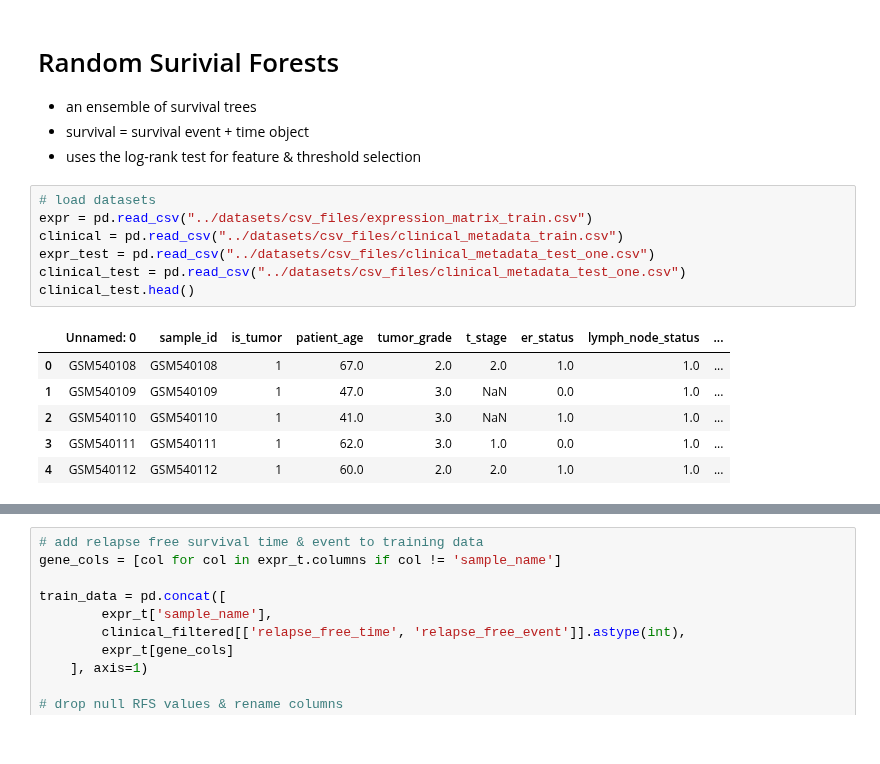
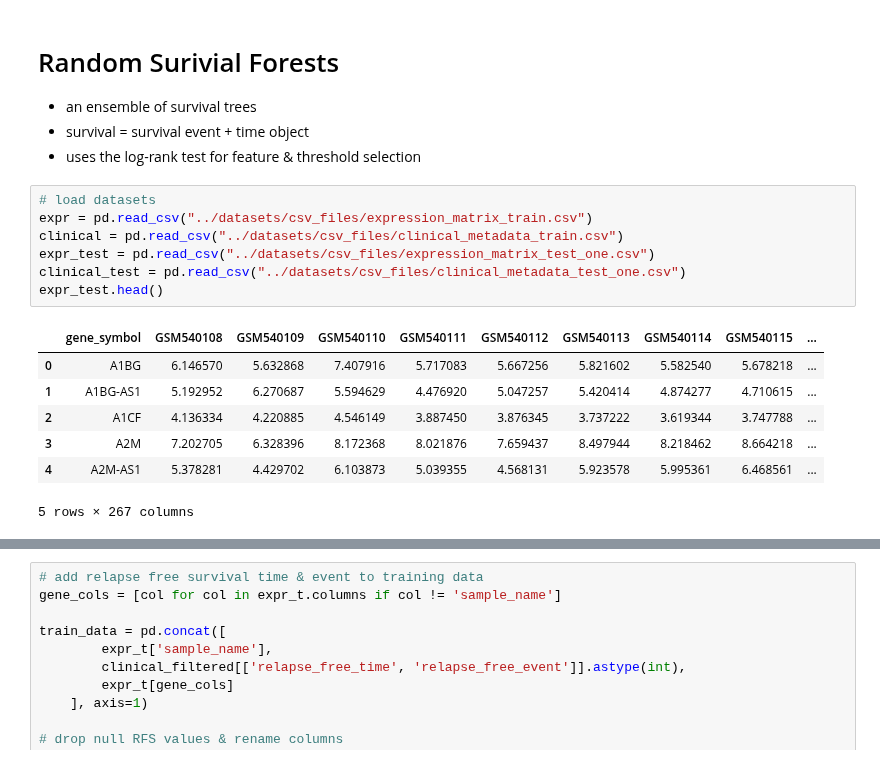
Before and after one commit to ramyap06/KongLab-ImmuneMLSurvivalAnalysis, a Jupyter notebook: src/random_survival_forests.ipynb, the cells around one changed output, grey strips where cells are left out. Cells and saved outputs as stored; diff of their text form.

```diff
--- a/src/random_survival_forests.ipynb
+++ b/src/random_survival_forests.ipynb
@@ -17,17 +17,18 @@ from sksurv.util import Surv
 # %%
 # load datasets
 expr = pd.read_csv("../datasets/csv_files/expression_matrix_train.csv")
 clinical = pd.read_csv("../datasets/csv_files/clinical_metadata_train.csv")
-expr_test = pd.read_csv("../datasets/csv_files/clinical_metadata_test_one.csv")
+expr_test = pd.read_csv("../datasets/csv_files/expression_matrix_test_one.csv")
 clinical_test = pd.read_csv("../datasets/csv_files/clinical_metadata_test_one.csv")
-clinical_test.head()
+expr_test.head()
 # %% [output]
-|  | Unnamed: 0 | sample_id | is_tumor | patient_age | tumor_grade | t_stage | er_status | lymph_node_status | ... |
-| 0 | GSM540108 | GSM540108 | 1 | 67.0 | 2.0 | 2.0 | 1.0 | 1.0 | ... |
-| 1 | GSM540109 | GSM540109 | 1 | 47.0 | 3.0 | NaN | 0.0 | 1.0 | ... |
-| 2 | GSM540110 | GSM540110 | 1 | 41.0 | 3.0 | NaN | 1.0 | 1.0 | ... |
-| 3 | GSM540111 | GSM540111 | 1 | 62.0 | 3.0 | 1.0 | 0.0 | 1.0 | ... |
-| 4 | GSM540112 | GSM540112 | 1 | 60.0 | 2.0 | 2.0 | 1.0 | 1.0 | ... |
+|  | gene_symbol | GSM540108 | GSM540109 | GSM540110 | GSM540111 | GSM540112 | GSM540113 | GSM540114 | GSM540115 | ... |
+| 0 | A1BG | 6.146570 | 5.632868 | 7.407916 | 5.717083 | 5.667256 | 5.821602 | 5.582540 | 5.678218 | ... |
+| 1 | A1BG-AS1 | 5.192952 | 6.270687 | 5.594629 | 4.476920 | 5.047257 | 5.420414 | 4.874277 | 4.710615 | ... |
+| 2 | A1CF | 4.136334 | 4.220885 | 4.546149 | 3.887450 | 3.876345 | 3.737222 | 3.619344 | 3.747788 | ... |
+| 3 | A2M | 7.202705 | 6.328396 | 8.172368 | 8.021876 | 7.659437 | 8.497944 | 8.218462 | 8.664218 | ... |
+| 4 | A2M-AS1 | 5.378281 | 4.429702 | 6.103873 | 5.039355 | 4.568131 | 5.923578 | 5.995361 | 6.468561 | ... |
+5 rows × 267 columns
 # %%
 # drop non-tumor samples from datasets
 cols_to_keep = list(clinical[clinical["is_tumor"] == 1]['sample_name'])
```
Also changed, not shown: parts of 4 cells of this notebook.
